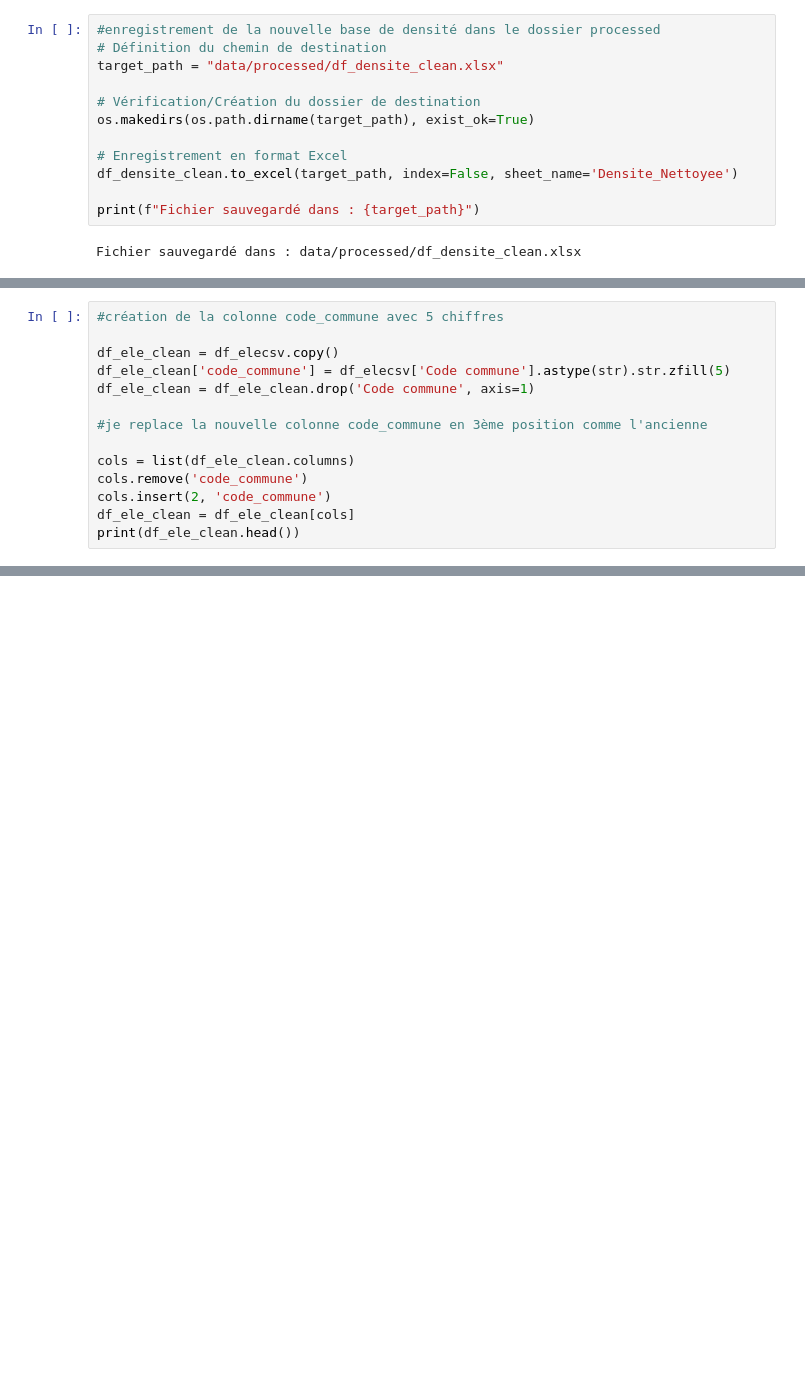
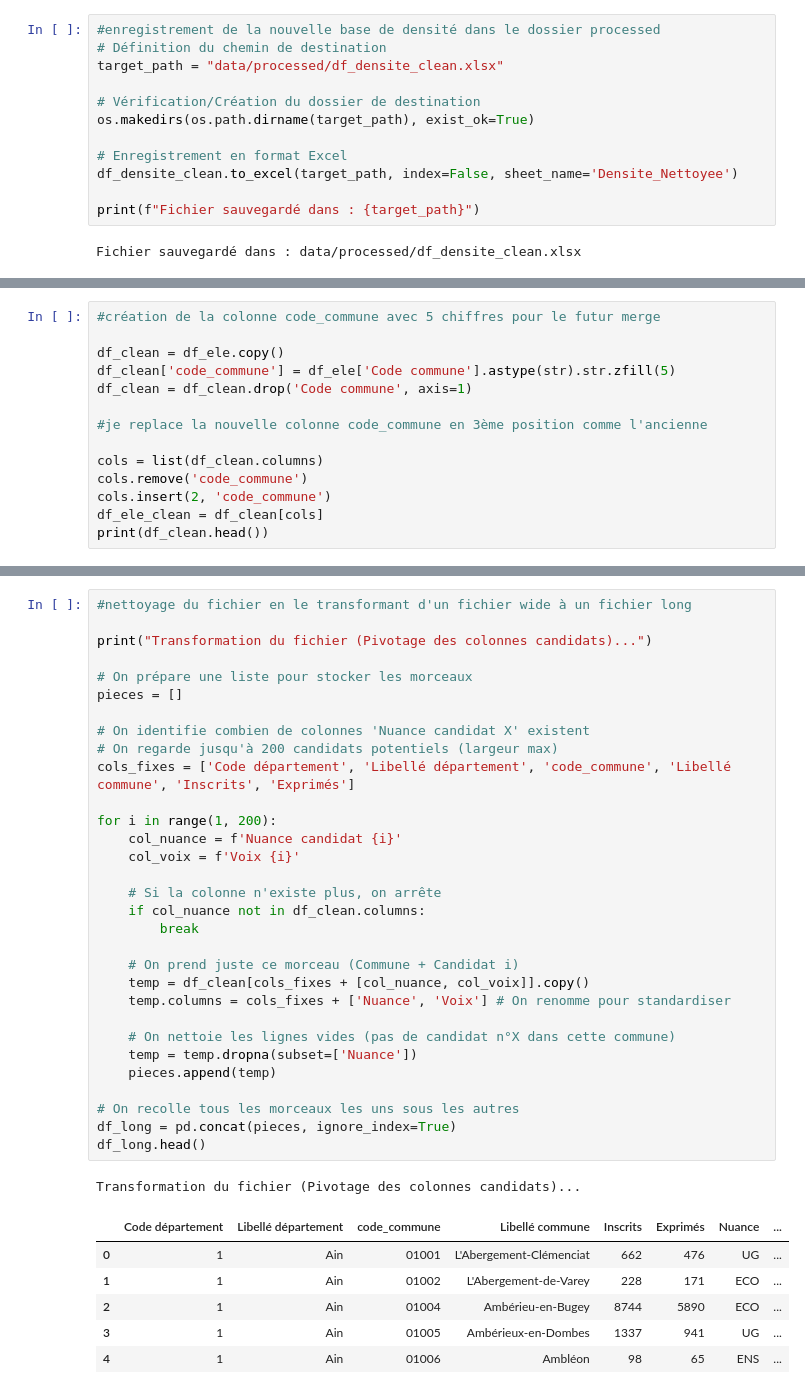
Before and after one commit to AntonJayet/projet-python-pour-la-data-science, a Jupyter notebook: Densite.ipynb, the cells around one changed output, grey strips where cells are left out. Cells and saved outputs as stored; diff of their text form; blank space fills up the shorter version.

```diff
--- a/Densite.ipynb
+++ b/Densite.ipynb
@@ -121,17 +121,17 @@ Voix 204               35231
 Elu 204                35232
 Length: 1854, dtype: int64
 # %%
-#création de la colonne code_commune avec 5 chiffres
+#création de la colonne code_commune avec 5 chiffres pour le futur merge
 
-df_ele_clean = df_elecsv.copy()
-df_ele_clean['code_commune'] = df_elecsv['Code commune'].astype(str).str.zfill(5)
-df_ele_clean = df_ele_clean.drop('Code commune', axis=1)
+df_clean = df_ele.copy()
+df_clean['code_commune'] = df_ele['Code commune'].astype(str).str.zfill(5)
+df_clean = df_clean.drop('Code commune', axis=1)
 
 #je replace la nouvelle colonne code_commune en 3ème position comme l'ancienne
 
-cols = list(df_ele_clean.columns)
+cols = list(df_clean.columns)
 cols.remove('code_commune')
 cols.insert(2, 'code_commune')
-df_ele_clean = df_ele_clean[cols]
-print(df_ele_clean.head())
+df_ele_clean = df_clean[cols]
+print(df_clean.head())
 # %% [output]
@@ -153,2 +153,41 @@ print(df_ele_clean.head())
 
 [5 rows x 1854 columns]
+# %%
+#nettoyage du fichier en le transformant d'un fichier wide à un fichier long
+
+print("Transformation du fichier (Pivotage des colonnes candidats)...")
+
+# On prépare une liste pour stocker les morceaux
+pieces = []
+
+# On identifie combien de colonnes 'Nuance candidat X' existent
+# On regarde jusqu'à 200 candidats potentiels (largeur max)
+cols_fixes = ['Code département', 'Libellé département', 'code_commune', 'Libellé commune', 'Inscrits', 'Exprimés']
+
+for i in range(1, 200):
+    col_nuance = f'Nuance candidat {i}'
+    col_voix = f'Voix {i}'
+
+    # Si la colonne n'existe plus, on arrête
+    if col_nuance not in df_clean.columns:
+        break
+
+    # On prend juste ce morceau (Commune + Candidat i)
+    temp = df_clean[cols_fixes + [col_nuance, col_voix]].copy()
+    temp.columns = cols_fixes + ['Nuance', 'Voix'] # On renomme pour standardiser
+
+    # On nettoie les lignes vides (pas de candidat n°X dans cette commune)
+    temp = temp.dropna(subset=['Nuance'])
+    pieces.append(temp)
+
+# On recolle tous les morceaux les uns sous les autres
+df_long = pd.concat(pieces, ignore_index=True)
+df_long.head()
+# %% [output]
+Transformation du fichier (Pivotage des colonnes candidats)...
+|  | Code département | Libellé département | code_commune | Libellé commune | Inscrits | Exprimés | Nuance | ... |
+| 0 | 1 | Ain | 01001 | L'Abergement-Clémenciat | 662 | 476 | UG | ... |
+| 1 | 1 | Ain | 01002 | L'Abergement-de-Varey | 228 | 171 | ECO | ... |
+| 2 | 1 | Ain | 01004 | Ambérieu-en-Bugey | 8744 | 5890 | ECO | ... |
+| 3 | 1 | Ain | 01005 | Ambérieux-en-Dombes | 1337 | 941 | UG | ... |
+| 4 | 1 | Ain | 01006 | Ambléon | 98 | 65 | ENS | ... |
```
Also changed, not shown: parts of 9 cells of this notebook.
